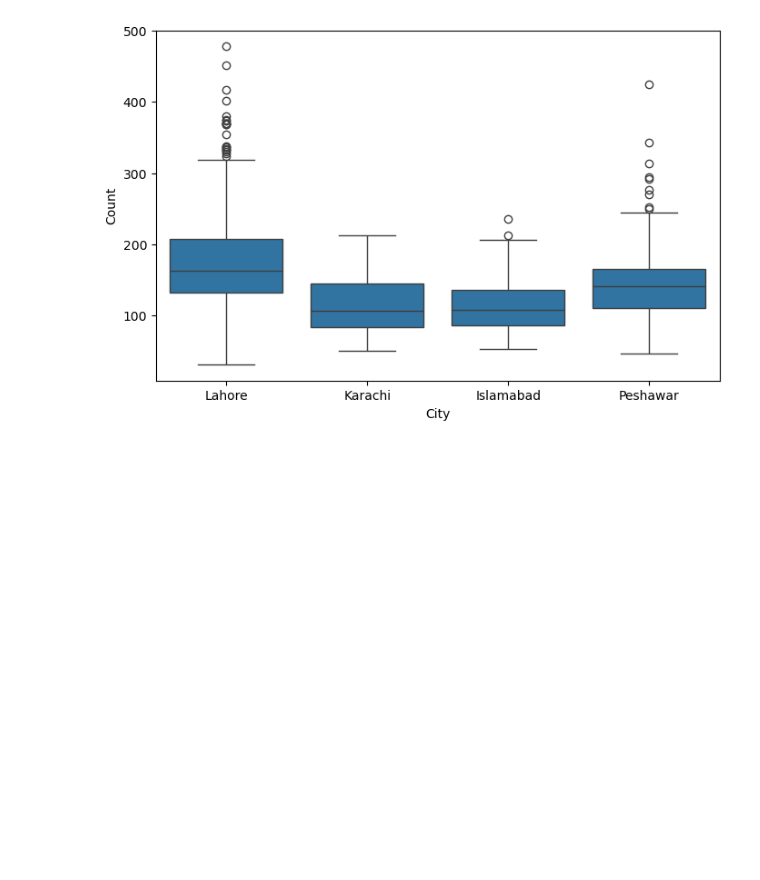
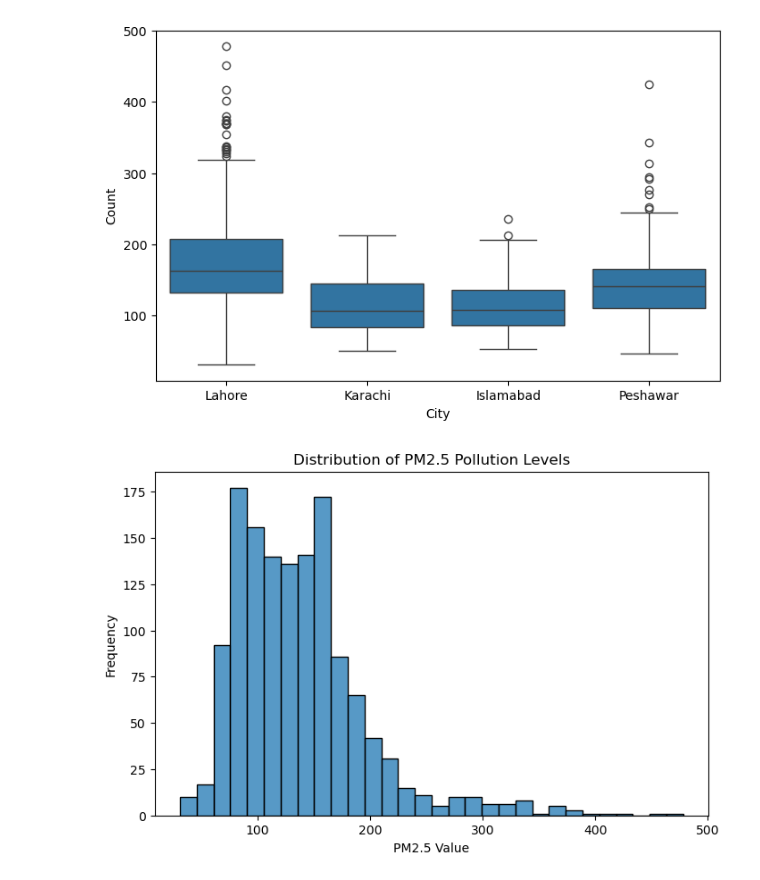
Before and after one commit to Bushra-Baloch/air-quality-prediction-ml-, a Jupyter notebook: air-quality-prediction-ml/notebooks/air_quality_analysis.ipynb, the cells around one changed output. Drawn from its saved outputs; the diff is of its cells as text; code cells hidden in the pictures; blank space fills up the shorter version.

Commit message:
Added PM2.5 distribution histogram & Boxplot  visualization

```diff
--- a/air-quality-prediction-ml/notebooks/air_quality_analysis.ipynb
+++ b/air-quality-prediction-ml/notebooks/air_quality_analysis.ipynb
@@ -113,0 +115,35 @@ plt.show()
+# %%
+# Import libraries
+import pandas as pd
+import matplotlib.pyplot as plt
+import seaborn as sns
+
+# Load dataset
+data = pd.read_excel("../data/pakistan_aqi.xlsx")
+
+# Filter PM2.5 data
+pm25_data = data[data["Type"] == "PM 2.5"]
+
+# Convert Date column to datetime
+pm25_data["Date"] = pd.to_datetime(pm25_data["Date"])
+
+# Clean Count column
+pm25_data["Count"] = pm25_data["Count"].replace("-", None)
+pm25_data["Count"] = pd.to_numeric(pm25_data["Count"])
+pm25_data = pm25_data.dropna(subset=["Count"])
+
+# Create histogram
+
+plt.figure(figsize=(8,5))
+
+sns.histplot(pm25_data["Count"], bins=30)
+
+plt.title("Distribution of PM2.5 Pollution Levels")
+plt.xlabel("PM2.5 Value")
+plt.ylabel("Frequency")
+
+plt.savefig("../images/pm25_distribution.png")
+
+plt.show()
+# %% [output]
+[figure, added]
```
Also changed, not shown: parts of 3 cells of this notebook, 1 other file.
